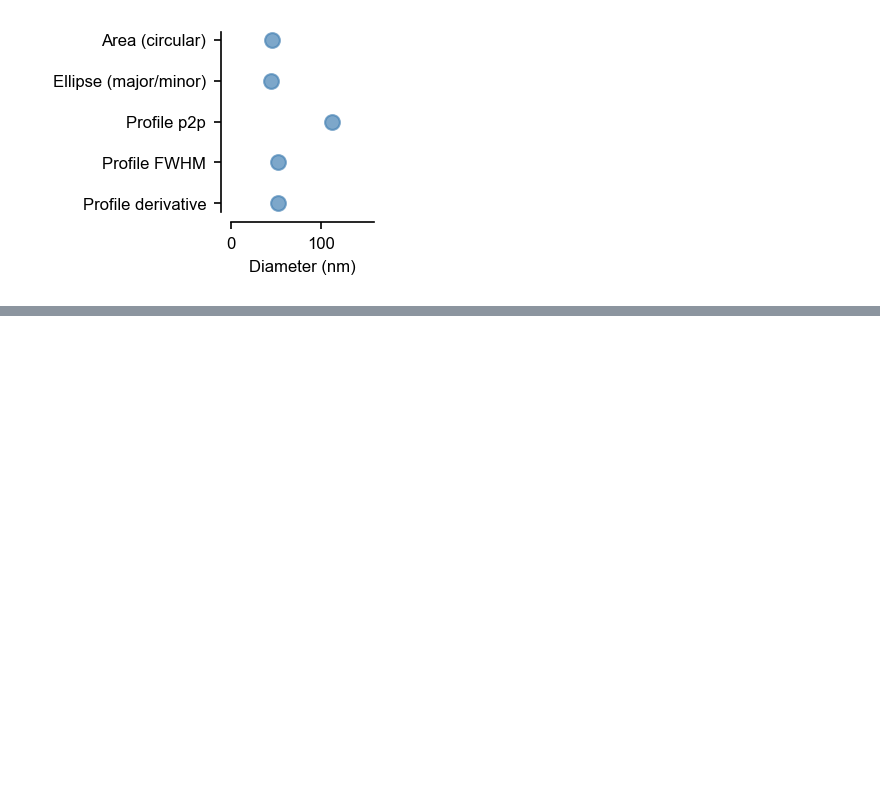
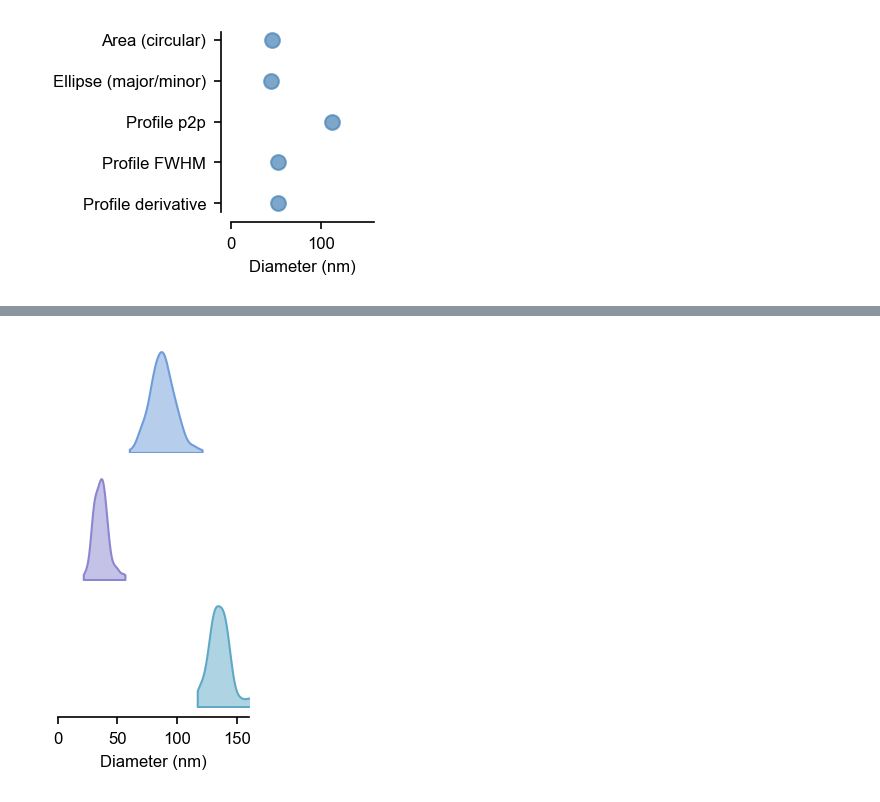
Before and after one commit to jaimemcc/fenestrations, a Jupyter notebook: notebooks/paper1_diameter.ipynb, the cells around one changed output, grey strips where cells are left out. Cells and saved outputs as stored; diff of their text form; code cells hidden in the pictures; blank space fills up the shorter version.

```diff
--- a/notebooks/paper1_diameter.ipynb
+++ b/notebooks/paper1_diameter.ipynb
@@ -545,0 +611,31 @@ if SAVEFIGS:
+# %%
+f, ax = init_profile_fig()
+
+for diam_col, diam_color, axis in zip(diameter_columns, diameter_colors, ax):
+
+    sns.kdeplot(
+        data=summary_df[diam_col].dropna(),
+        fill=True,
+        ax=axis,
+        color=diam_color,
+        alpha=0.5,
+        cut=0
+    )
+
+    axis.set_yticks([])
+    axis.set_xticks([])
+    axis.set_ylabel("")
+    axis.set_xlabel("")
+    axis.set_xlim(0, 160)
+
+    sns.despine(ax=axis, left=True, bottom=True, offset=5)
+
+sns.despine(ax=ax[-1], left=True, bottom=False, offset=5)
+ax[-1].set_xlim(0, 160)
+ax[-1].set_xticks([0, 50, 100, 150])
+ax[-1].set_xlabel("Diameter (nm)")
+
+if SAVEFIGS:
+    save_figure_atomic(f, FIGSFOLDER / "diameter_profile_methods_kde")
+# %% [output]
+[figure, added]
```
Also changed, not shown: parts of 8 cells of this notebook, 1 other file.
